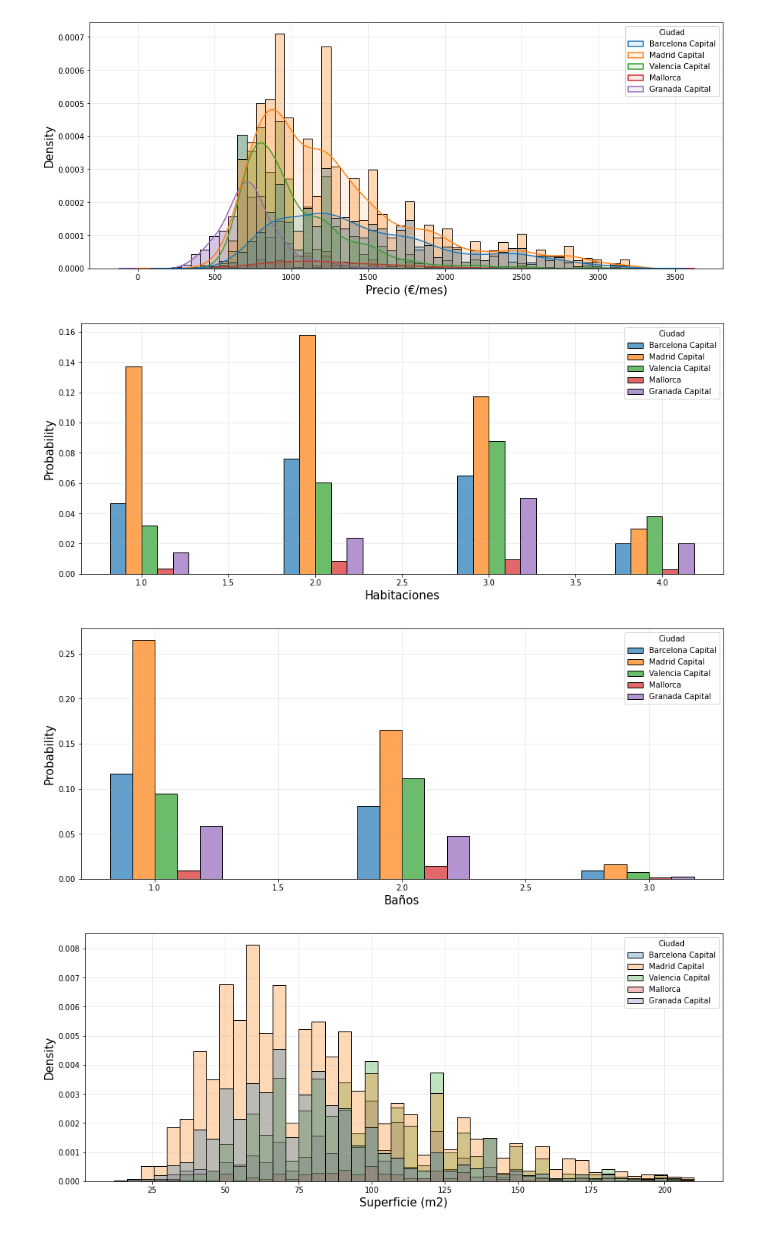
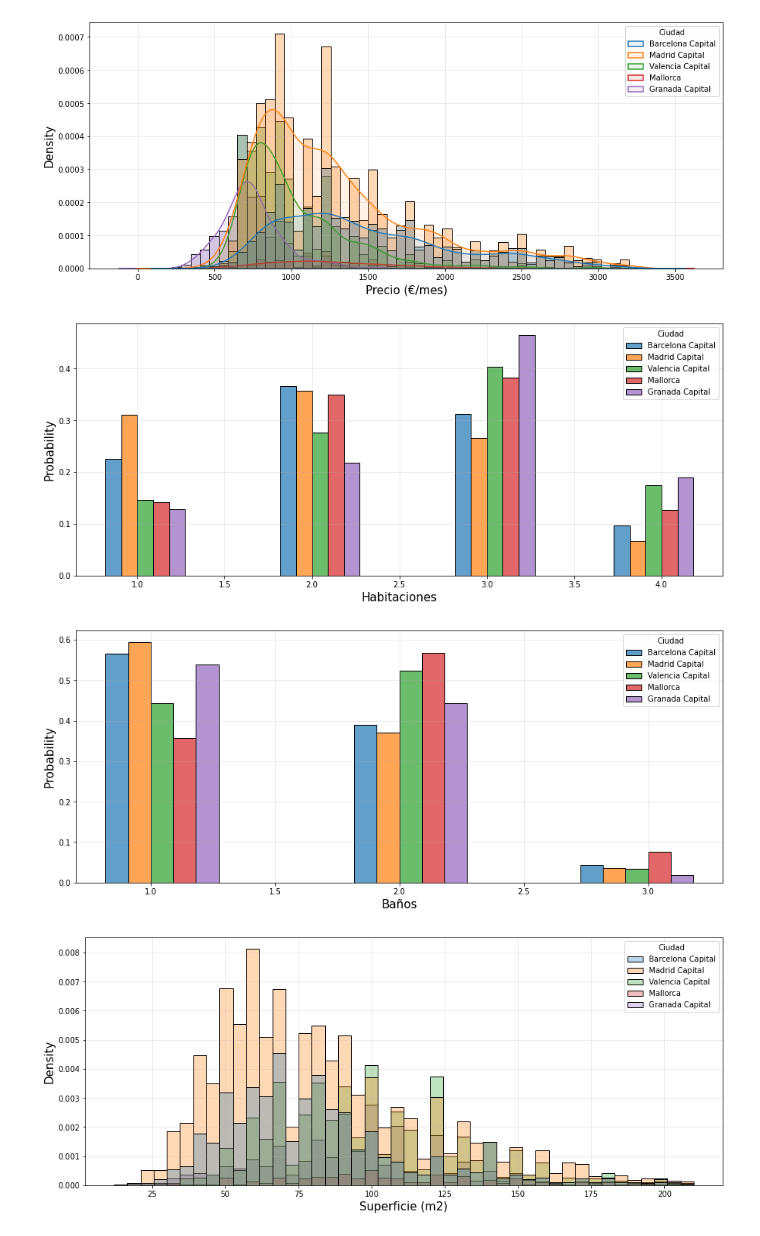
Before and after one commit to gvillalba86/rentBot, a Jupyter notebook: src/eda.ipynb, the cells around one changed output. Cells and saved outputs as stored; diff of their text form; code cells hidden in the pictures.

```diff
--- a/src/eda.ipynb
+++ b/src/eda.ipynb
@@ -171,19 +171,19 @@ plt.show()
 # %%
 fig, ax = plt.subplots(figsize=(15,6))
 sns.histplot(df, x='Habitaciones', hue='Ciudad', stat="probability", multiple="dodge",
-             shrink=5, palette='tab10', alpha=.7, common_norm=True, ax=ax)
+             shrink=5, palette='tab10', alpha=.7, common_norm=False, ax=ax)
 ax.grid(alpha=.3)
 plt.show()
 # %% [output]
-[figure, old version]
+[figure, new version]
 # %%
 fig, ax = plt.subplots(figsize=(15,6))
 sns.histplot(df, x='Baños', hue='Ciudad', stat="probability", multiple="dodge",
-             shrink=5, palette='tab10', alpha=.7, common_norm=True, ax=ax)
+             shrink=5, palette='tab10', alpha=.7, common_norm=False, ax=ax)
 ax.grid(alpha=.3)
 plt.show()
 # %% [output]
-[figure, old version]
+[figure, new version]
 # %%
 fig, ax = plt.subplots(figsize=(15,6))
 sns.histplot(df, x='Superficie (m2)', hue='Ciudad', stat="density",
```
Also changed, not shown: parts of 4 cells of this notebook.
